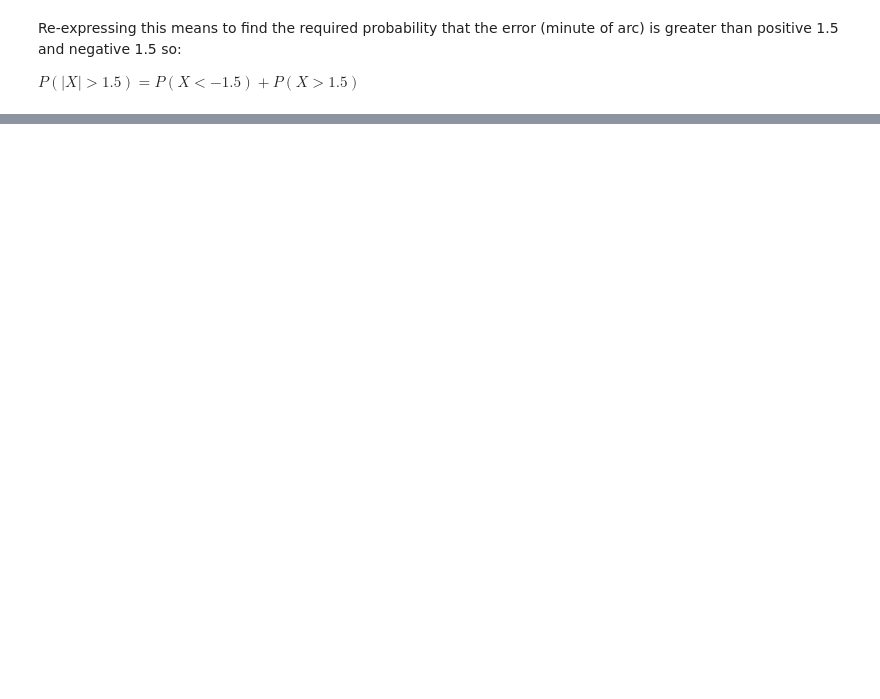
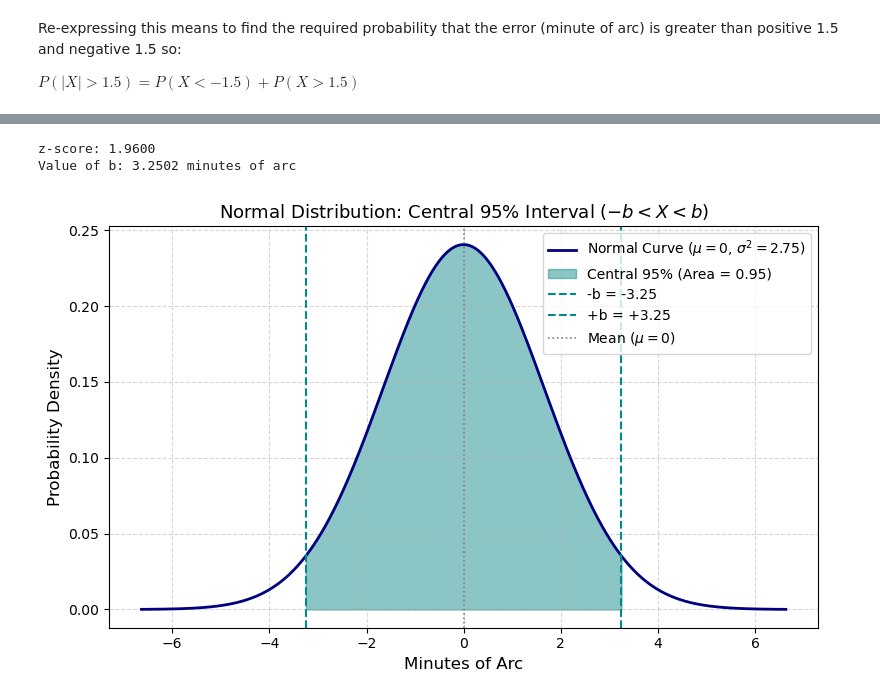
Before and after one commit to segunlonge/OU-M248-Data-Analysis-in-Python, a Jupyter notebook: Computer Book B/1. Computer Book B - Normal Distributions.ipynb, the cells around one changed output, grey strips where cells are left out. Cells and saved outputs as stored; diff of their text form; code cells hidden in the pictures; blank space fills up the shorter version.

```diff
--- a/Computer Book B/1. Computer Book B - Normal Distributions.ipynb
+++ b/Computer Book B/1. Computer Book B - Normal Distributions.ipynb
@@ -440,0 +579,51 @@ $P(|X| > 1.5) = P(X < -1.5) + P(X > 1.5)$
+# %%
+import numpy as np
+import matplotlib.pyplot as plt
+from scipy import stats
+
+# 1. Distribution parameters
+mu = 0
+variance = 2.75
+sigma = np.sqrt(variance)
+
+# 2. Find b for central 95% (tail = 2.5%, upper percentile = 97.5%)
+prob_central = 0.95
+alpha = 1 - prob_central
+prob_upper = 1 - (alpha / 2)  # 0.975
+
+z_val = stats.norm.ppf(prob_upper)
+b_val = stats.norm.ppf(prob_upper, loc=mu, scale=sigma)
+
+print(f"z-score: {z_val:.4f}")
+print(f"Value of b: {b_val:.4f} minutes of arc")
+
+# 3. Plot bell curve
+x = np.linspace(mu - 4 * sigma, mu + 4 * sigma, 1000)
+y = stats.norm.pdf(x, loc=mu, scale=sigma)
+
+plt.figure(figsize=(8, 5))
+plt.plot(x, y, label=f"Normal Curve ($\mu = {mu}$, $\sigma^2 = {variance}$)", color="navy", lw=2)
+
+# 4. Shade central 95% region (-b to b)
+x_fill = np.linspace(-b_val, b_val, 500)
+y_fill = stats.norm.pdf(x_fill, loc=mu, scale=sigma)
+plt.fill_between(x_fill, y_fill, color="teal", alpha=0.45, label=f"Central 95% (Area = 0.95)")
+
+# 5. Add boundary lines
+plt.axvline(-b_val, color="darkcyan", linestyle="--", lw=1.5, label=f"-b = -{b_val:.2f}")
+plt.axvline(b_val, color="darkcyan", linestyle="--", lw=1.5, label=f"+b = +{b_val:.2f}")
+plt.axvline(mu, color="gray", linestyle=":", lw=1.2, label=f"Mean ($\mu = {mu}$)")
+
+# 6. Labels and styling
+plt.title("Normal Distribution: Central 95% Interval ($-b < X < b$)", fontsize=13)
+plt.xlabel("Minutes of Arc", fontsize=12)
+plt.ylabel("Probability Density", fontsize=12)
+plt.legend(loc="upper right")
+plt.grid(True, linestyle="--", alpha=0.5)
+
+plt.tight_layout()
+plt.show()
+# %% [output]
+z-score: 1.9600
+Value of b: 3.2502 minutes of arc
+[figure, added]
```
Also changed, not shown: parts of 60 cells of this notebook, 1 other file.
